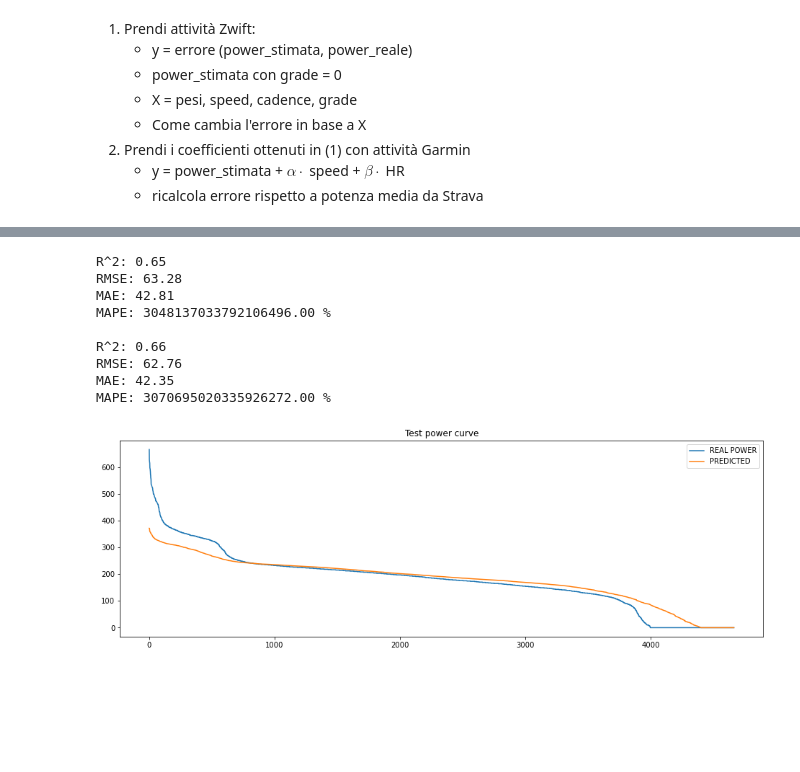
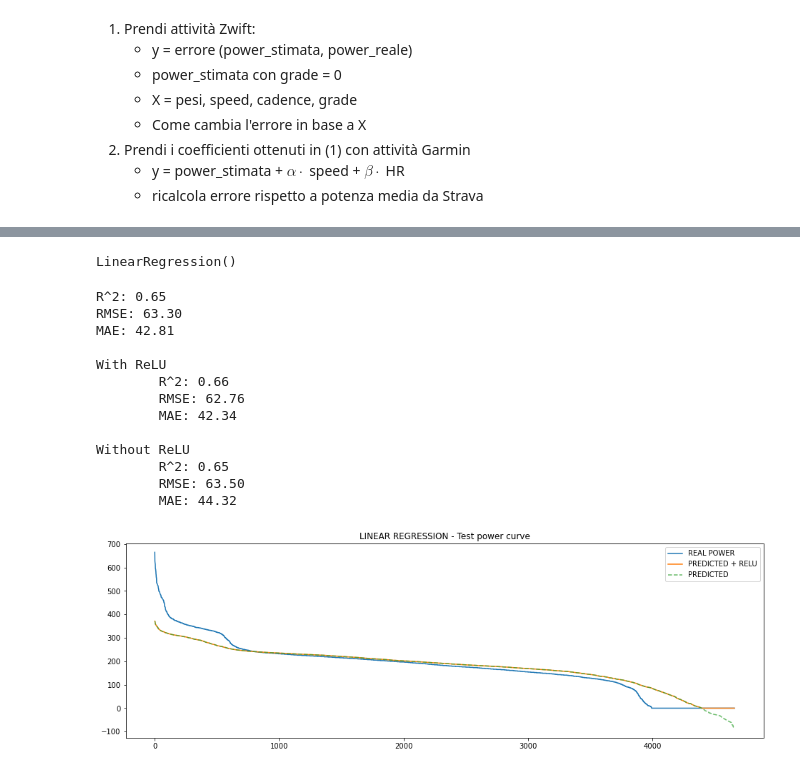
Before and after one commit to MattiaBrocco/estimated-power-watts, a Jupyter notebook: gather_error_from_physics.ipynb, the cells around one changed output, grey strips where cells are left out. Drawn from its saved outputs; the diff is of its cells as text; code cells hidden in the pictures; blank space fills up the shorter version.

```diff
--- a/gather_error_from_physics.ipynb
+++ b/gather_error_from_physics.ipynb
@@ -111,31 +132,50 @@ def ReLU(x):
+# %%
+linreg = LinearRegression()
+
+linreg.fit(X_train, y_train)
+# %% [output]
+LinearRegression()
 # %%
 # Performance on training
 print("R^2: {:.2f}".format(r2_score(y_train, ReLU(linreg.predict(X_train)))))
 print("RMSE: {:.2f}".format(root_mean_squared_error(y_train, ReLU(linreg.predict(X_train)))))
 print("MAE: {:.2f}".format(mean_absolute_error(y_train, ReLU(linreg.predict(X_train)))))
-print("MAPE: {:.2f} %".format(100*mean_absolute_percentage_error(y_train, ReLU(linreg.predict(X_train)))))
+# print("MAPE: {:.2f} %".format(100*mean_absolute_percentage_error(y_train, ReLU(linreg.predict(X_train)))))
 print()
+
 # Performance on test
-print("R^2: {:.2f}".format(r2_score(y_test, ReLU(linreg.predict(X_test)))))
-print("RMSE: {:.2f}".format(root_mean_squared_error(y_test, ReLU(linreg.predict(X_test)))))
-print("MAE: {:.2f}".format(mean_absolute_error(y_test, ReLU(linreg.predict(X_test)))))
-print("MAPE: {:.2f} %".format(100*mean_absolute_percentage_error(y_test, ReLU(linreg.predict(X_test)))))
+print("With ReLU")
+print("\tR^2: {:.2f}".format(r2_score(y_test, ReLU(linreg.predict(X_test)))))
+print("\tRMSE: {:.2f}".format(root_mean_squared_error(y_test, ReLU(linreg.predict(X_test)))))
+print("\tMAE: {:.2f}".format(mean_absolute_error(y_test, ReLU(linreg.predict(X_test)))))
+# print("MAPE: {:.2f} %".format(100*mean_absolute_percentage_error(y_test, ReLU(linreg.predict(X_test)))))
+print()
+print("Without ReLU")
+print("\tR^2: {:.2f}".format(r2_score(y_test, linreg.predict(X_test))))
+print("\tRMSE: {:.2f}".format(root_mean_squared_error(y_test, linreg.predict(X_test))))
+print("\tMAE: {:.2f}".format(mean_absolute_error(y_test, linreg.predict(X_test))))
+# print("MAPE: {:.2f} %".format(100*mean_absolute_percentage_error(y_test, linreg.predict(X_test))))
 # %% [output]
 R^2: 0.65
-RMSE: 63.28
+RMSE: 63.30
 MAE: 42.81
-MAPE: 3048137033792106496.00 %
 
-R^2: 0.66
-RMSE: 62.76
-MAE: 42.35
-MAPE: 3070695020335926272.00 %
+With ReLU
+        R^2: 0.66
+        RMSE: 62.76
+        MAE: 42.34
+
+Without ReLU
+        R^2: 0.65
+        RMSE: 63.50
+        MAE: 44.32
 # %%
 plt.figure(figsize = (16, 5))
 plt.plot(sorted(y_test)[::-1], label = "REAL POWER")
-plt.plot(sorted(ReLU(linreg.predict(X_test)))[::-1], label = "PREDICTED")
-plt.title("Test power curve")
+plt.plot(sorted(ReLU(linreg.predict(X_test)))[::-1], label = "PREDICTED + RELU")
+plt.plot(sorted(linreg.predict(X_test))[::-1], label = "PREDICTED", alpha = .7, ls = "--")
+plt.title("LINEAR REGRESSION - Test power curve")
 plt.legend()
 plt.show()
 # %% [output]
-[figure, old version]
+[figure, new version]
```
Also changed, not shown: parts of 20 cells of this notebook, 2 other files.
